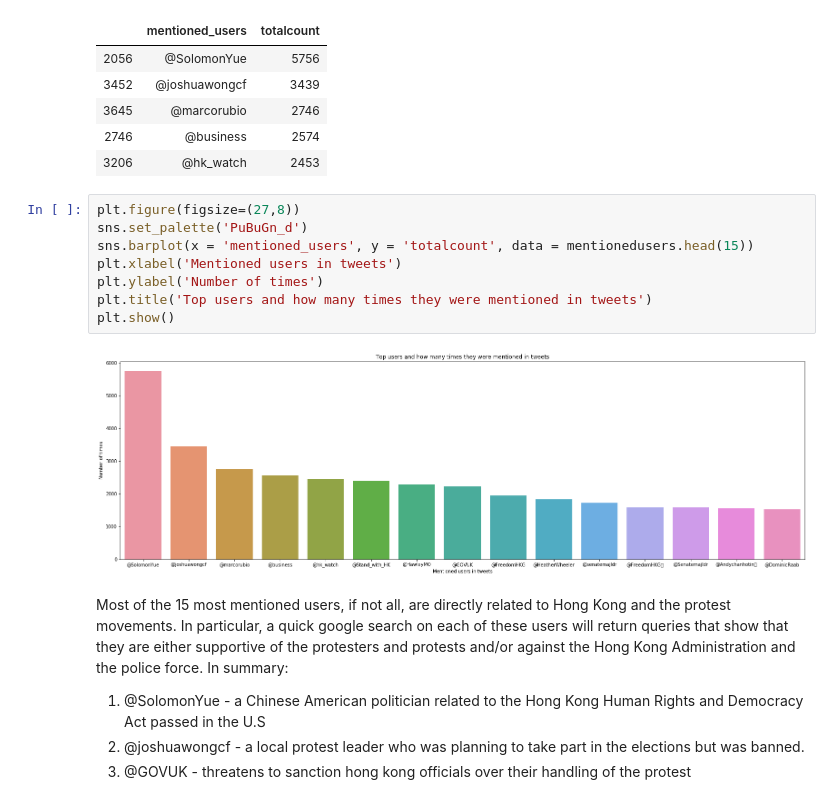
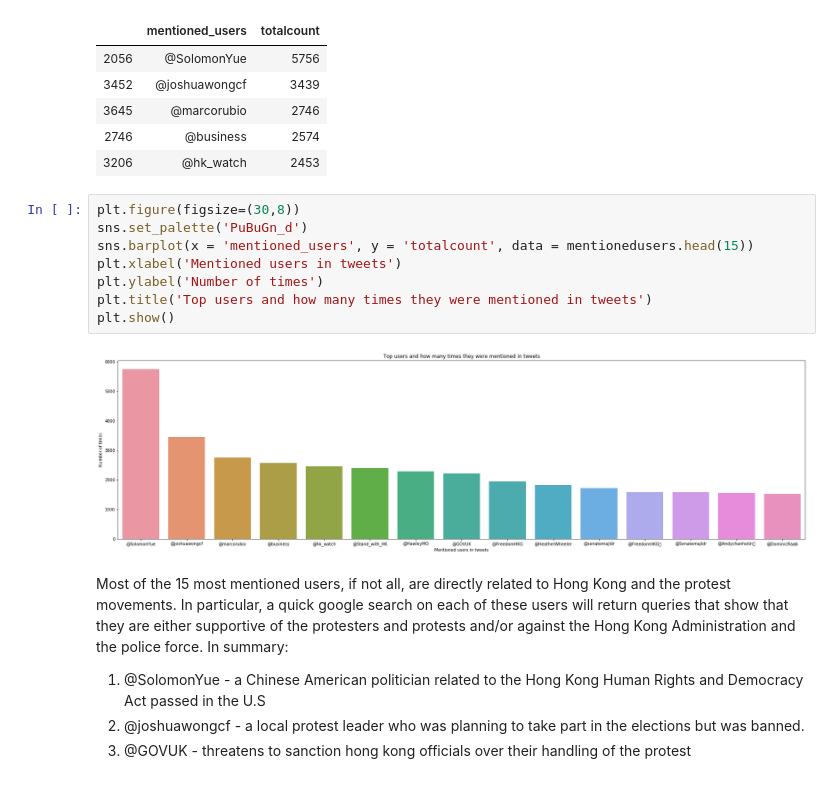
Before and after one commit to leowgriffin/tweets_analysis_hkprotests_2019, a Jupyter notebook: sahkprotests_analysis.ipynb, the cells around one changed output. Cells and saved outputs as stored; diff of their text form.

```diff
--- a/sahkprotests_analysis.ipynb
+++ b/sahkprotests_analysis.ipynb
@@ -1603,15 +1618,15 @@ mentionedusers.head()
 | 2746 | @business | 2574 |
 | 3206 | @hk_watch | 2453 |
 # %%
-plt.figure(figsize=(27,8))
+plt.figure(figsize=(30,8))
 sns.set_palette('PuBuGn_d')
 sns.barplot(x = 'mentioned_users', y = 'totalcount', data = mentionedusers.head(15))
 plt.xlabel('Mentioned users in tweets')
 plt.ylabel('Number of times')
 plt.title('Top users and how many times they were mentioned in tweets')
 plt.show()
 # %% [output]
-[figure, old version]
+[figure, new version]
 # %% [markdown]
 Most of the 15 most mentioned users, if not all, are directly related to Hong Kong and the protest movements. In particular, a quick google search on each of these users will return queries that show that they are either supportive of the protesters and protests and/or against the Hong Kong Administration and the police force.
 In summary:
```
Also changed, not shown: parts of 13 cells of this notebook, 1 other file.
